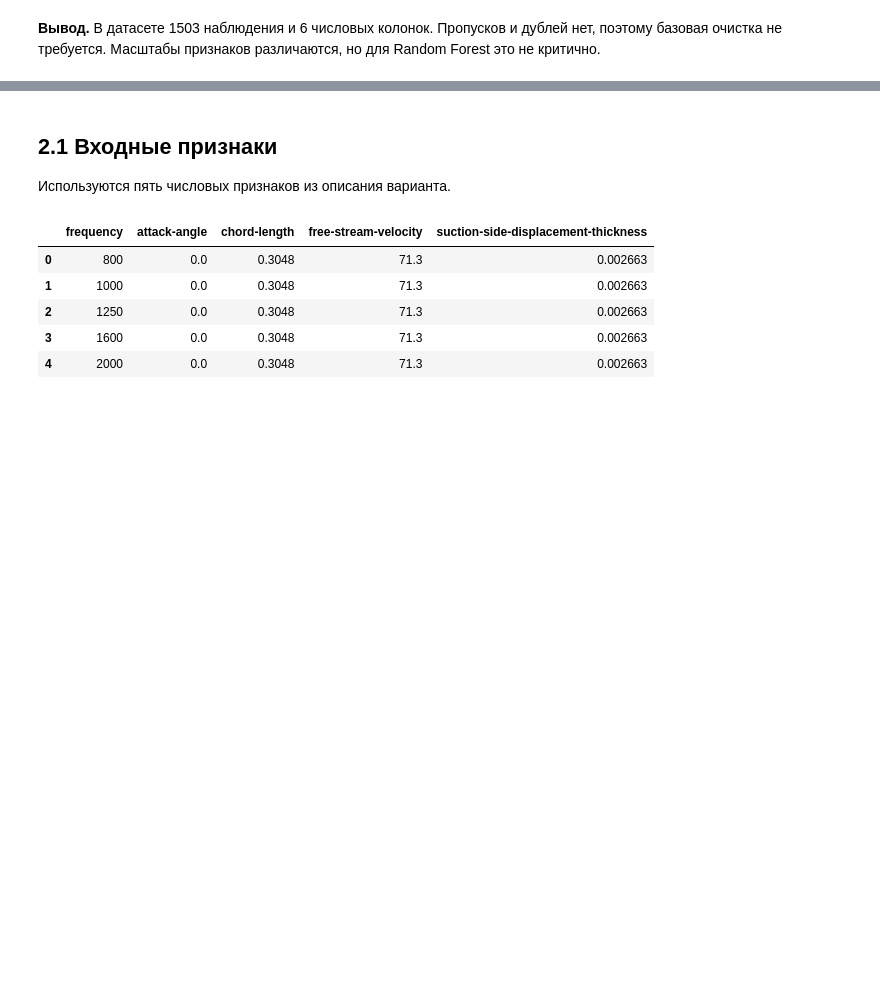
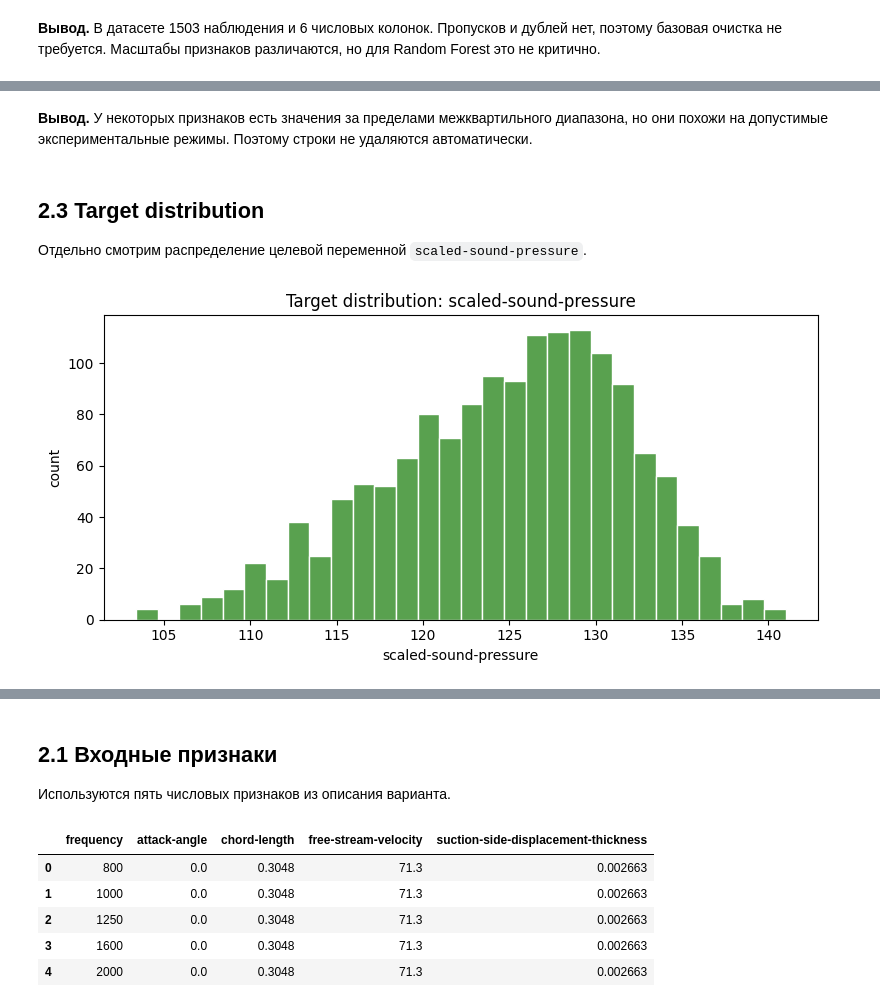
Before and after one commit to nepridumalnik/it-lms-course, a Jupyter notebook: final/task.ipynb, the cells around one changed output, grey strips where cells are left out. Saved outputs shown, nothing was run; the diff lists cells and outputs as text; code cells hidden in the pictures; blank space fills up the shorter version.

```diff
--- a/final/task.ipynb
+++ b/final/task.ipynb
@@ -139,0 +139,16 @@ plt.show()
+# %% [markdown]
+**Вывод.** У некоторых признаков есть значения за пределами межквартильного диапазона, но они похожи на допустимые экспериментальные режимы. Поэтому строки не удаляются автоматически.
+# %% [markdown]
+## 2.3 Target distribution
+
+Отдельно смотрим распределение целевой переменной `scaled-sound-pressure`.
+# %%
+fig, ax = plt.subplots(figsize=(8, 4))
+ax.hist(df[TARGET_COLUMN], bins=30, color="#59a14f", edgecolor="white")
+ax.set_title("Target distribution: scaled-sound-pressure")
+ax.set_xlabel(TARGET_COLUMN)
+ax.set_ylabel("count")
+plt.tight_layout()
+plt.show()
+# %% [output]
+[figure, added]
```
Also changed, not shown: parts of 23 cells of this notebook, 3 other files.
